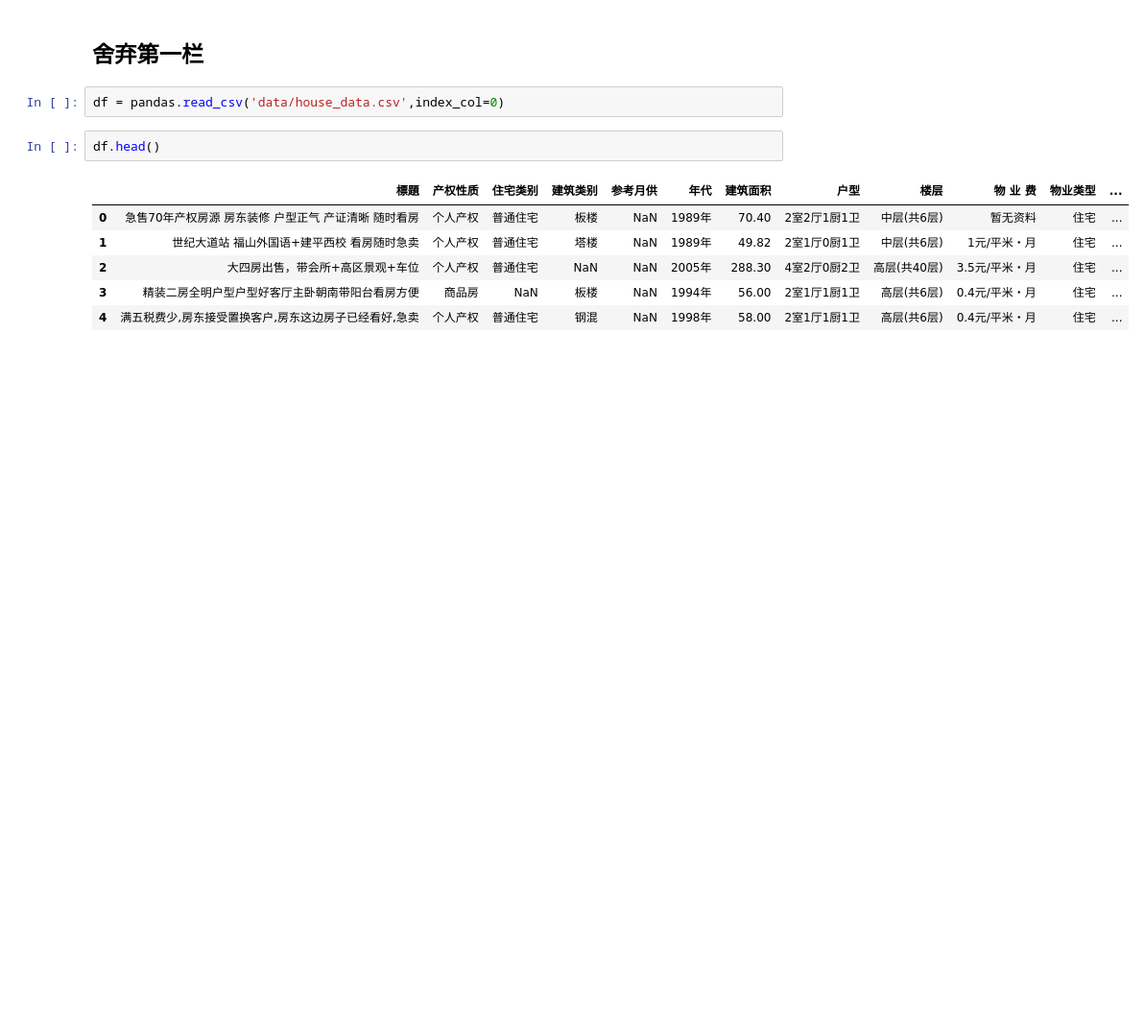
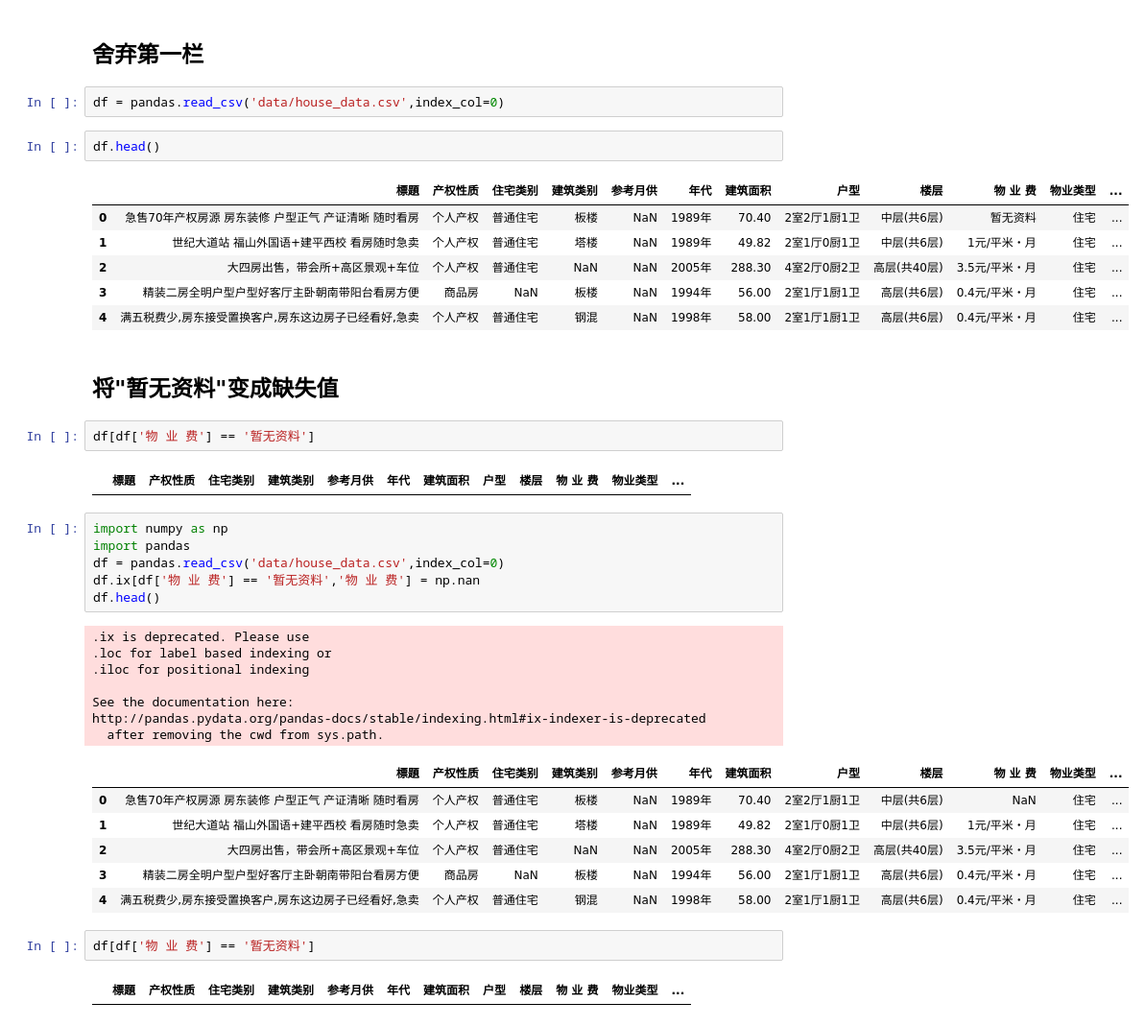
Before and after one commit to chocoai/DSAnaconda, a Jupyter notebook: 3.6HouseDataMissingValueDetectionandImputation.ipynb, the cells around one changed output. Shown at 96% size. Cells and saved outputs as stored; diff of their text form; blank space fills up the shorter version.

```diff
--- a/3.6HouseDataMissingValueDetectionandImputation.ipynb
+++ b/3.6HouseDataMissingValueDetectionandImputation.ipynb
@@ -23,3 +21,33 @@ df.head()
 | 2 | 大四房出售，带会所+高区景观+车位 | 个人产权 | 普通住宅 | NaN | NaN | 2005年 | 288.30 | 4室2厅0厨2卫 | 高层(共40层) | 3.5元/平米・月 | 住宅 | ... |
 | 3 | 精装二房全明户型户型好客厅主卧朝南带阳台看房方便 | 商品房 | NaN | 板楼 | NaN | 1994年 | 56.00 | 2室1厅1厨1卫 | 高层(共6层) | 0.4元/平米・月 | 住宅 | ... |
 | 4 | 满五税费少,房东接受置换客户,房东这边房子已经看好,急卖 | 个人产权 | 普通住宅 | 钢混 | NaN | 1998年 | 58.00 | 2室1厅1厨1卫 | 高层(共6层) | 0.4元/平米・月 | 住宅 | ... |
+# %% [markdown]
+## 将"暂无资料"变成缺失值
+# %%
+df[df['物 业 费'] == '暂无资料']
+# %% [output]
+|  | 標題 | 产权性质 | 住宅类别 | 建筑类别 | 参考月供 | 年代 | 建筑面积 | 户型 | 楼层 | 物 业 费 | 物业类型 | ... |
+# %%
+import numpy as np
+import pandas
+df = pandas.read_csv('data/house_data.csv',index_col=0)
+df.ix[df['物 业 费'] == '暂无资料','物 业 费'] = np.nan
+df.head()
+# %% [output]
+.ix is deprecated. Please use
+.loc for label based indexing or
+.iloc for positional indexing
+
+See the documentation here:
+http://pandas.pydata.org/pandas-docs/stable/indexing.html#ix-indexer-is-deprecated
+  after removing the cwd from sys.path.
+|  | 標題 | 产权性质 | 住宅类别 | 建筑类别 | 参考月供 | 年代 | 建筑面积 | 户型 | 楼层 | 物 业 费 | 物业类型 | ... |
+| 0 | 急售70年产权房源 房东装修 户型正气 产证清晰 随时看房 | 个人产权 | 普通住宅 | 板楼 | NaN | 1989年 | 70.40 | 2室2厅1厨1卫 | 中层(共6层) | NaN | 住宅 | ... |
+| 1 | 世纪大道站 福山外国语+建平西校 看房随时急卖 | 个人产权 | 普通住宅 | 塔楼 | NaN | 1989年 | 49.82 | 2室1厅0厨1卫 | 中层(共6层) | 1元/平米・月 | 住宅 | ... |
+| 2 | 大四房出售，带会所+高区景观+车位 | 个人产权 | 普通住宅 | NaN | NaN | 2005年 | 288.30 | 4室2厅0厨2卫 | 高层(共40层) | 3.5元/平米・月 | 住宅 | ... |
+| 3 | 精装二房全明户型户型好客厅主卧朝南带阳台看房方便 | 商品房 | NaN | 板楼 | NaN | 1994年 | 56.00 | 2室1厅1厨1卫 | 高层(共6层) | 0.4元/平米・月 | 住宅 | ... |
+| 4 | 满五税费少,房东接受置换客户,房东这边房子已经看好,急卖 | 个人产权 | 普通住宅 | 钢混 | NaN | 1998年 | 58.00 | 2室1厅1厨1卫 | 高层(共6层) | 0.4元/平米・月 | 住宅 | ... |
+# %%
+df[df['物 业 费'] == '暂无资料']
+# %% [output]
+|  | 標題 | 产权性质 | 住宅类别 | 建筑类别 | 参考月供 | 年代 | 建筑面积 | 户型 | 楼层 | 物 业 费 | 物业类型 | ... |
```
Also changed, not shown: parts of 44 cells of this notebook.
